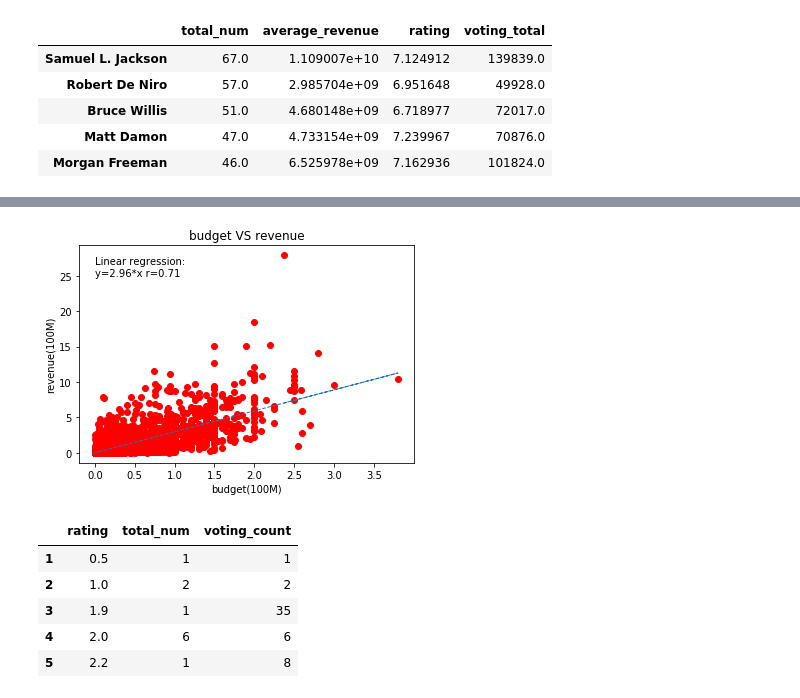
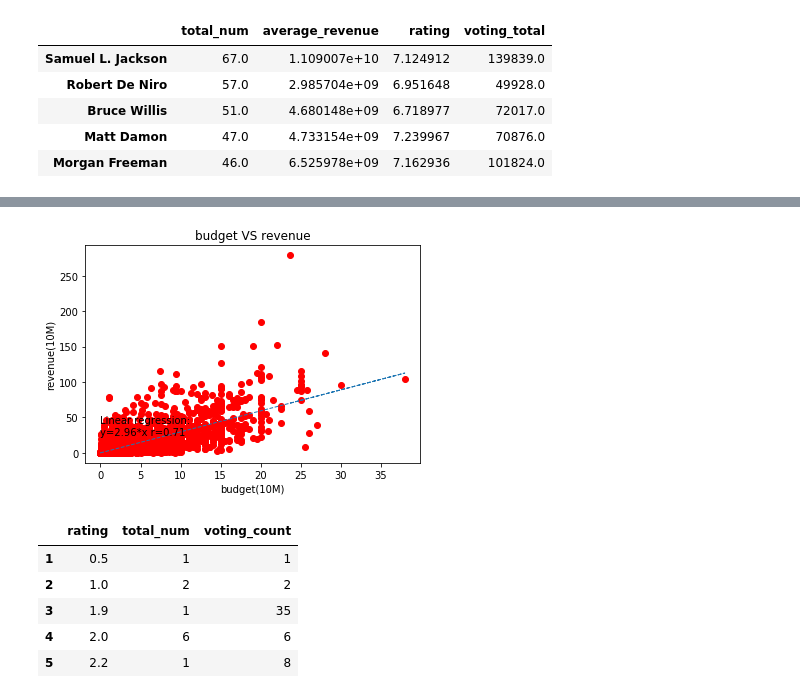
Before and after one commit to ljyljy/Project-1, a Jupyter notebook: first_project_1.ipynb, the cells around one changed output, grey strips where cells are left out. Drawn from its saved outputs; the diff is of its cells as text; code cells hidden in the pictures.

```diff
--- a/first_project_1.ipynb
+++ b/first_project_1.ipynb
@@ -56,6 +83,7 @@ period_total = {}
 # try to split the data to a list so can isolate the year and month
 # second loop converts the str here to int
 # try to fill or creat the year_total dictionary
+inflate = [25.4, 14.6, 18.7, 14.25, 9.57, 8.15, 4.77, 2.38, 1.68, 1.31, 1.08]
 for i in df_movies.index:
     date = df_movies['release_date'][i]
     try:
@@ -66,13 +94,13 @@ for i in df_movies.index:
         date_list[j] = int(date_list[j])
     date_period = date_list[1]
     year = date_list[0] // 10
+    df_movies['revenue'][i] *= inflate[year - 191]
     year_total = total_count(df_movies, year, year_total)
     period_total = total_count(df_movies, date_period, period_total)
 # change the columns name
 columns = {'index': 'years', 0: 'total_num', 1: 'average_revenue', 2: 'rating',
            3: 'voting_total'}
 # use middle of 10 years inflate to adjust (like 1910s use 1915 because before 1913 the data is not available)
-inflate = [25.4, 14.6, 18.7, 14.25, 9.57, 8.15, 4.77, 2.38, 1.68, 1.31, 1.08]
 # calculate average profit and average rate in the dictionary for year and month
 for i in year_total.keys():
     year_total[i][1] = year_total[i][1] / year_total[i][0]
@@ -85,12 +113,13 @@ df_year = convert_df(year_total, columns, True, True)
 df_year['years'] = [1910,1920,1930,1940,1950,1960,1970,1980,1990,2000,2010]
 # inflate adjustion
 for i in range(11):
-    df_year['average_revenue'][i] = df_year['average_revenue'][i]  * inflate[i] /1000000
+    df_year['average_revenue'][i] = df_year['average_revenue'][i] /1000000
 df_period = convert_df(period_total, columns, True, False)
 df_period['month'] = [1,2,3,4,5,6,7,8,9,10,11,12]
 # save in output as a csv
 df_year.to_csv('Output/csv/year_collect.csv')
 df_period.to_csv('Output/csv/month_collect.csv')
+df_movies = pd.read_csv(csv_path_1, low_memory=False)
 df_period.head()
 # %% [output]
 A value is trying to be set on a copy of a slice from a DataFrame
@@ -305,26 +351,26 @@ plt.show()
 # %%
 # budget vs revenue linear regression fig making
 # remove all the N/A and 0 in budget and revenue
 df_movies = df_movies.fillna(0)
 df_nozero = df_movies.loc[df_movies['budget'] != 0,:]
 df_nozero = df_nozero.loc[df_movies['revenue'] != 0, :]
 # turn to 100M
-df_nozero['budget(100M)'] = df_nozero['budget'].divide(100000000)
-df_nozero['revenue(100M)'] = df_nozero['revenue'].divide(100000000)
+df_nozero['budget(100M)'] = df_nozero['budget'].divide(10000000)
+df_nozero['revenue(100M)'] = df_nozero['revenue'].divide(10000000)
 # linear regression
 (slope, intercept, lr_r, lr_p, lr_err) = linregress(df_nozero['budget(100M)'], df_nozero['revenue(100M)'])
 fit = slope * df_nozero['budget(100M)'] + intercept
 # fit and scatter the data
 plt.scatter(x = df_nozero['budget(100M)'], y = df_nozero['revenue(100M)'], c = 'red')
 plt.plot(df_nozero['budget(100M)'], fit, ls = '--', linewidth = 1)
 plt.title("budget VS revenue")
-plt.xlabel("budget(100M)")
-plt.ylabel("revenue(100M)")
+plt.xlabel("budget(10M)")
+plt.ylabel("revenue(10M)")
 plt.text(0, 25, ('Linear regression:\ny={:.2f}*x r={:.2f}').format(slope, lr_r))
 plt.savefig("Output/png/budget_VS_revenue.png", bbox_inches = 'tight', dpi = 300)
 plt.show()
 # %% [output]
-[figure, old version]
+[figure, new version]
 # %%
 rating_dict = {}
 for i in df_movies.index:
```
Also changed, not shown: parts of 15 cells of this notebook, 15 other files.
